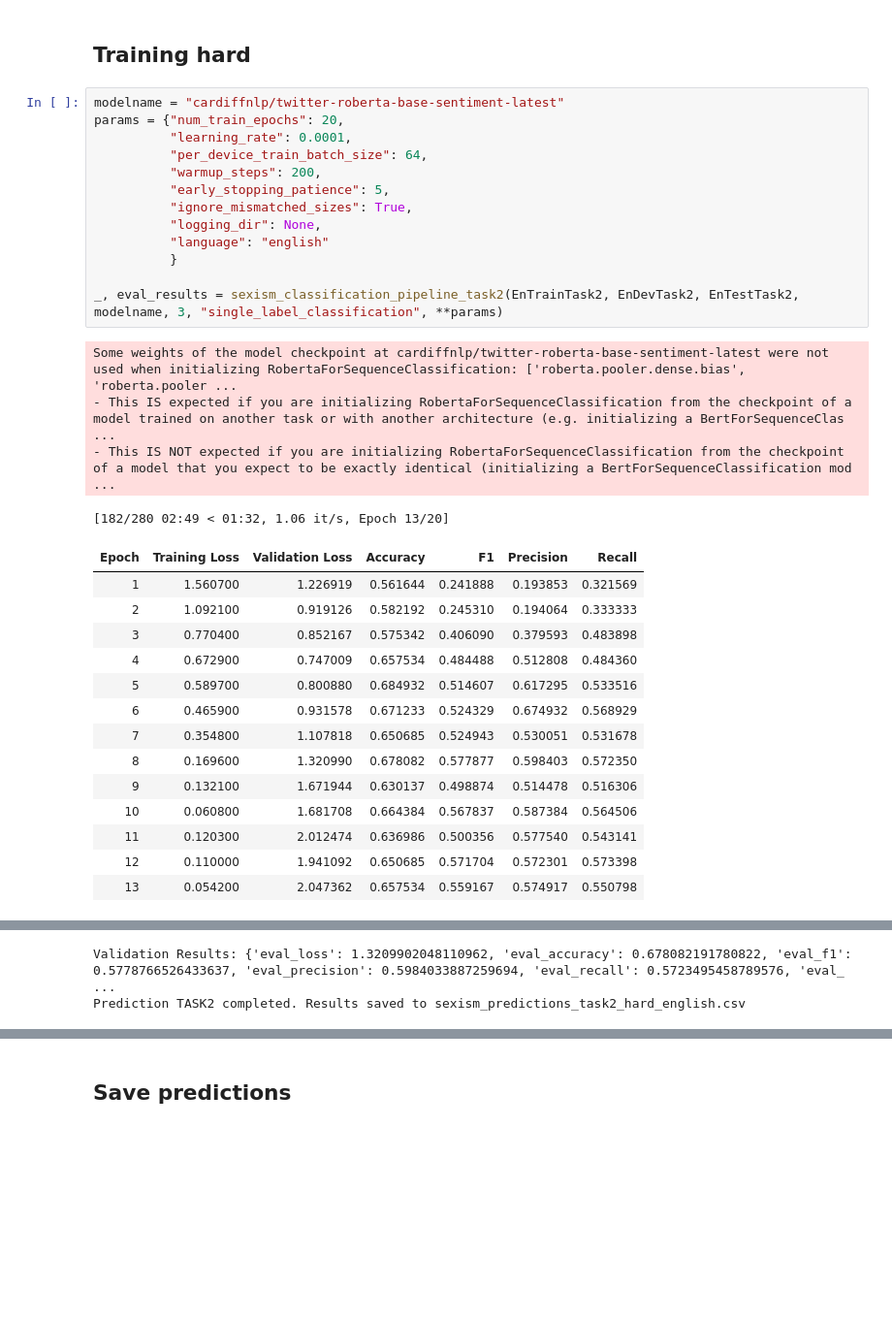
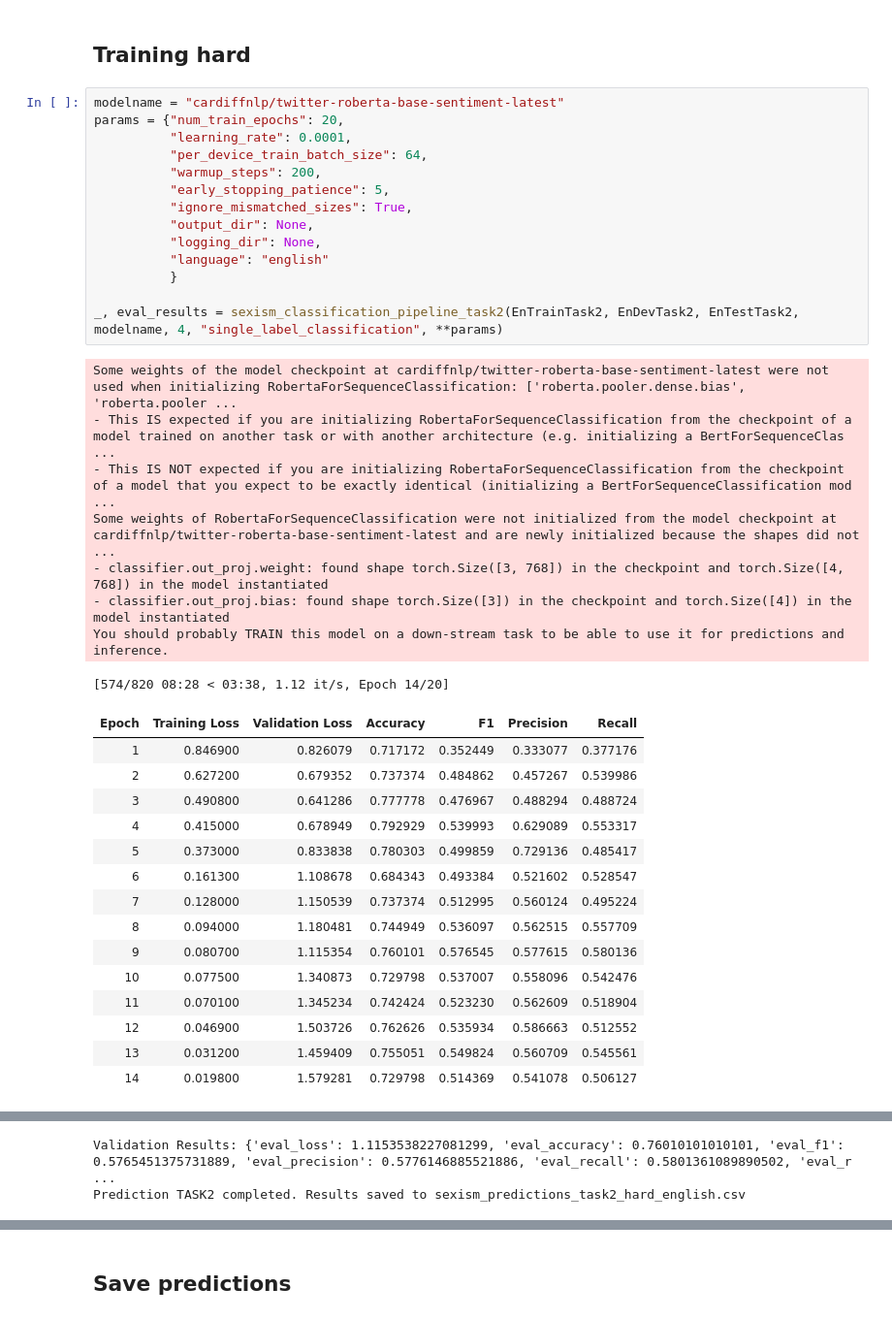
Before and after one commit to pablopertusa/EXIST_2025, a Jupyter notebook: task2.ipynb, the cells around one changed output, grey strips where cells are left out. Shown at 97% size. Drawn from its saved outputs; the diff is of its cells as text; blank space fills up the shorter version.

```diff
--- a/task2.ipynb
+++ b/task2.ipynb
@@ -303,37 +324,43 @@ Predictions saved
 # %%
 modelname = "cardiffnlp/twitter-roberta-base-sentiment-latest"
 params = {"num_train_epochs": 20,
           "learning_rate": 0.0001,
           "per_device_train_batch_size": 64,
           "warmup_steps": 200,
           "early_stopping_patience": 5,
           "ignore_mismatched_sizes": True,
+          "output_dir": None,
           "logging_dir": None,
           "language": "english"
           }
 
-_, eval_results = sexism_classification_pipeline_task2(EnTrainTask2, EnDevTask2, EnTestTask2, modelname, 3, "single_label_classification", **params)
+_, eval_results = sexism_classification_pipeline_task2(EnTrainTask2, EnDevTask2, EnTestTask2, modelname, 4, "single_label_classification", **params)
 # %% [output]
 Some weights of the model checkpoint at cardiffnlp/twitter-roberta-base-sentiment-latest were not used when initializing RobertaForSequenceClassification: ['roberta.pooler.dense.bias', 'roberta.pooler ...
 - This IS expected if you are initializing RobertaForSequenceClassification from the checkpoint of a model trained on another task or with another architecture (e.g. initializing a BertForSequenceClas ...
 - This IS NOT expected if you are initializing RobertaForSequenceClassification from the checkpoint of a model that you expect to be exactly identical (initializing a BertForSequenceClassification mod ...
+Some weights of RobertaForSequenceClassification were not initialized from the model checkpoint at cardiffnlp/twitter-roberta-base-sentiment-latest and are newly initialized because the shapes did not ...
+- classifier.out_proj.weight: found shape torch.Size([3, 768]) in the checkpoint and torch.Size([4, 768]) in the model instantiated
+- classifier.out_proj.bias: found shape torch.Size([3]) in the checkpoint and torch.Size([4]) in the model instantiated
+You should probably TRAIN this model on a down-stream task to be able to use it for predictions and inference.
-[182/280 02:49 < 01:32, 1.06 it/s, Epoch 13/20]
+[574/820 08:28 < 03:38, 1.12 it/s, Epoch 14/20]
 | Epoch | Training Loss | Validation Loss | Accuracy | F1 | Precision | Recall |
-| 1 | 1.560700 | 1.226919 | 0.561644 | 0.241888 | 0.193853 | 0.321569 |
-| 2 | 1.092100 | 0.919126 | 0.582192 | 0.245310 | 0.194064 | 0.333333 |
-| 3 | 0.770400 | 0.852167 | 0.575342 | 0.406090 | 0.379593 | 0.483898 |
-| 4 | 0.672900 | 0.747009 | 0.657534 | 0.484488 | 0.512808 | 0.484360 |
-| 5 | 0.589700 | 0.800880 | 0.684932 | 0.514607 | 0.617295 | 0.533516 |
-| 6 | 0.465900 | 0.931578 | 0.671233 | 0.524329 | 0.674932 | 0.568929 |
-| 7 | 0.354800 | 1.107818 | 0.650685 | 0.524943 | 0.530051 | 0.531678 |
-| 8 | 0.169600 | 1.320990 | 0.678082 | 0.577877 | 0.598403 | 0.572350 |
-| 9 | 0.132100 | 1.671944 | 0.630137 | 0.498874 | 0.514478 | 0.516306 |
-| 10 | 0.060800 | 1.681708 | 0.664384 | 0.567837 | 0.587384 | 0.564506 |
-| 11 | 0.120300 | 2.012474 | 0.636986 | 0.500356 | 0.577540 | 0.543141 |
-| 12 | 0.110000 | 1.941092 | 0.650685 | 0.571704 | 0.572301 | 0.573398 |
-| 13 | 0.054200 | 2.047362 | 0.657534 | 0.559167 | 0.574917 | 0.550798 |
+| 1 | 0.846900 | 0.826079 | 0.717172 | 0.352449 | 0.333077 | 0.377176 |
+| 2 | 0.627200 | 0.679352 | 0.737374 | 0.484862 | 0.457267 | 0.539986 |
+| 3 | 0.490800 | 0.641286 | 0.777778 | 0.476967 | 0.488294 | 0.488724 |
+| 4 | 0.415000 | 0.678949 | 0.792929 | 0.539993 | 0.629089 | 0.553317 |
+| 5 | 0.373000 | 0.833838 | 0.780303 | 0.499859 | 0.729136 | 0.485417 |
+| 6 | 0.161300 | 1.108678 | 0.684343 | 0.493384 | 0.521602 | 0.528547 |
+| 7 | 0.128000 | 1.150539 | 0.737374 | 0.512995 | 0.560124 | 0.495224 |
+| 8 | 0.094000 | 1.180481 | 0.744949 | 0.536097 | 0.562515 | 0.557709 |
+| 9 | 0.080700 | 1.115354 | 0.760101 | 0.576545 | 0.577615 | 0.580136 |
+| 10 | 0.077500 | 1.340873 | 0.729798 | 0.537007 | 0.558096 | 0.542476 |
+| 11 | 0.070100 | 1.345234 | 0.742424 | 0.523230 | 0.562609 | 0.518904 |
+| 12 | 0.046900 | 1.503726 | 0.762626 | 0.535934 | 0.586663 | 0.512552 |
+| 13 | 0.031200 | 1.459409 | 0.755051 | 0.549824 | 0.560709 | 0.545561 |
+| 14 | 0.019800 | 1.579281 | 0.729798 | 0.514369 | 0.541078 | 0.506127 |
 [interactive output not drawn]
-Validation Results: {'eval_loss': 1.3209902048110962, 'eval_accuracy': 0.678082191780822, 'eval_f1': 0.5778766526433637, 'eval_precision': 0.5984033887259694, 'eval_recall': 0.5723495458789576, 'eval_ ...
+Validation Results: {'eval_loss': 1.1153538227081299, 'eval_accuracy': 0.76010101010101, 'eval_f1': 0.5765451375731889, 'eval_precision': 0.5776146885521886, 'eval_recall': 0.5801361089890502, 'eval_r ...
 Prediction TASK2 completed. Results saved to sexism_predictions_task2_hard_english.csv
 # %%
 modelname = "pysentimiento/robertuito-sentiment-analysis"
```
Also changed, not shown: parts of 4 cells of this notebook, 3 other files.
